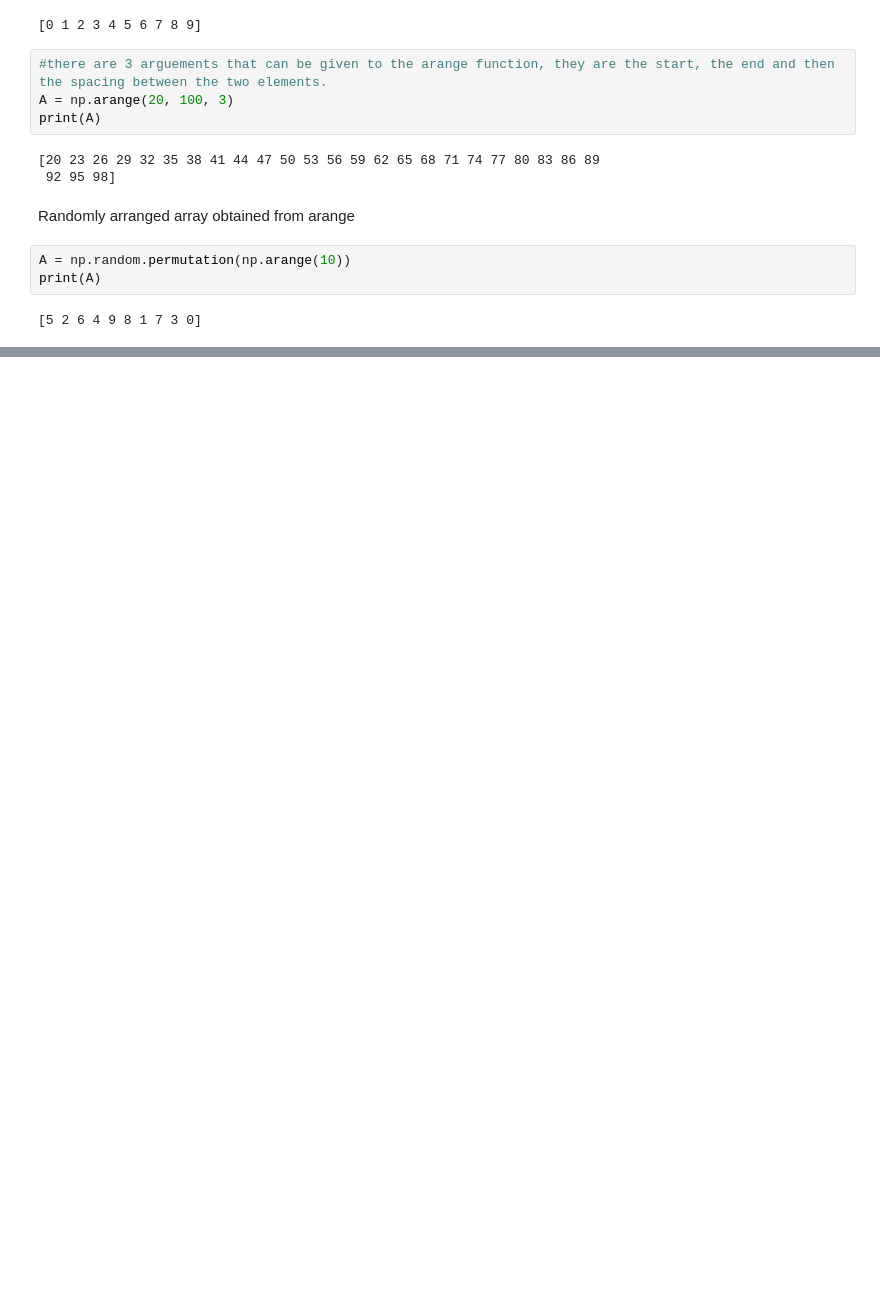
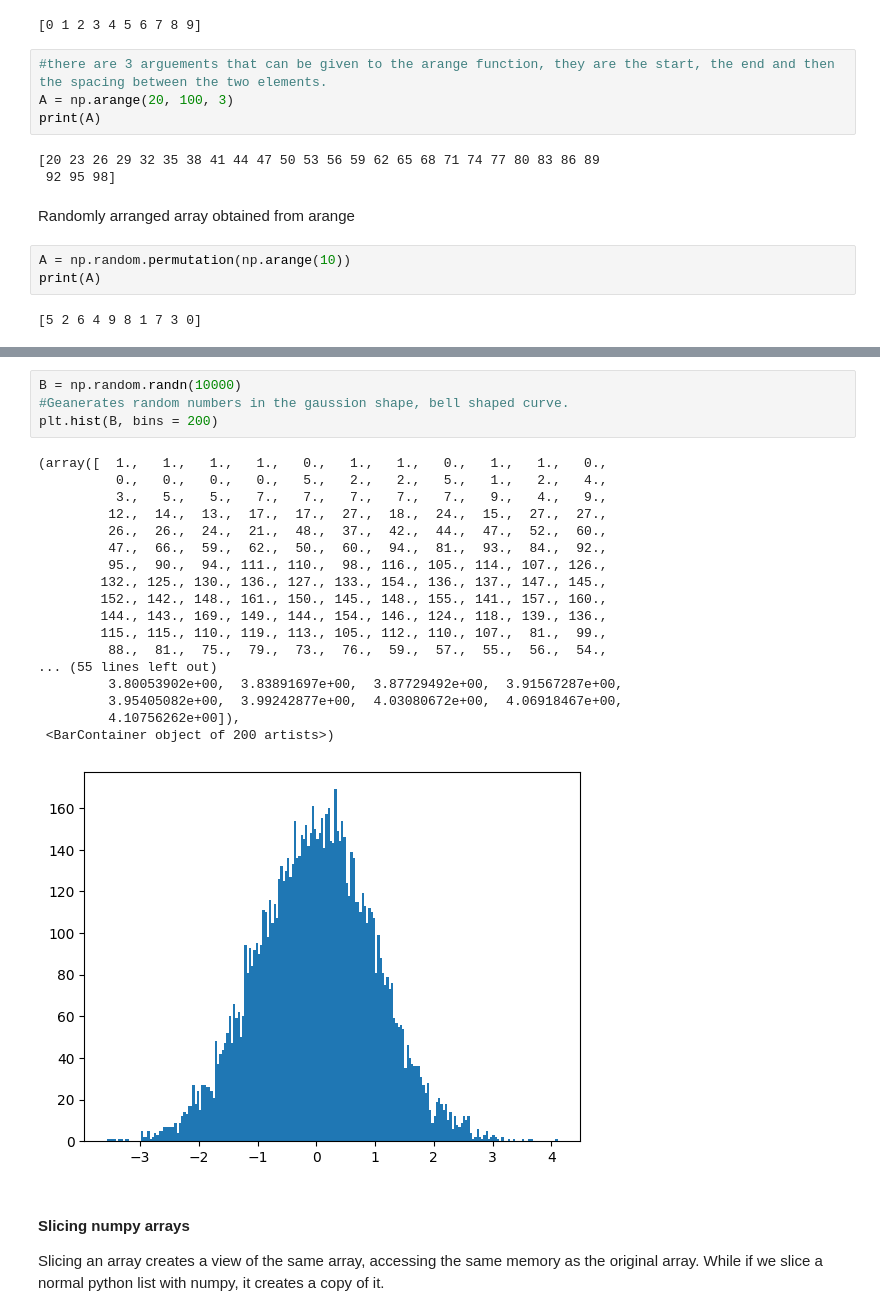
Before and after one commit to yashkumar2603/PythonDataScience, a Jupyter notebook: NumPy_Pandas_Matplotlib.ipynb, the cells around one changed output, grey strips where cells are left out. Drawn from its saved outputs; the diff is of its cells as text; blank space fills up the shorter version.

```diff
--- a/NumPy_Pandas_Matplotlib.ipynb
+++ b/NumPy_Pandas_Matplotlib.ipynb
@@ -74,0 +186,28 @@ print(A)
+# %%
+B = np.random.randn(10000)
+#Geanerates random numbers in the gaussion shape, bell shaped curve.
+plt.hist(B, bins = 200)
+# %% [output]
+(array([  1.,   1.,   1.,   1.,   0.,   1.,   1.,   0.,   1.,   1.,   0.,
+          0.,   0.,   0.,   0.,   5.,   2.,   2.,   5.,   1.,   2.,   4.,
+          3.,   5.,   5.,   7.,   7.,   7.,   7.,   7.,   9.,   4.,   9.,
+         12.,  14.,  13.,  17.,  17.,  27.,  18.,  24.,  15.,  27.,  27.,
+         26.,  26.,  24.,  21.,  48.,  37.,  42.,  44.,  47.,  52.,  60.,
+         47.,  66.,  59.,  62.,  50.,  60.,  94.,  81.,  93.,  84.,  92.,
+         95.,  90.,  94., 111., 110.,  98., 116., 105., 114., 107., 126.,
+        132., 125., 130., 136., 127., 133., 154., 136., 137., 147., 145.,
+        152., 142., 148., 161., 150., 145., 148., 155., 141., 157., 160.,
+        144., 143., 169., 149., 144., 154., 146., 124., 118., 139., 136.,
+        115., 115., 110., 119., 113., 105., 112., 110., 107.,  81.,  99.,
+         88.,  81.,  75.,  79.,  73.,  76.,  59.,  57.,  55.,  56.,  54.,
+... (55 lines left out)
+         3.80053902e+00,  3.83891697e+00,  3.87729492e+00,  3.91567287e+00,
+         3.95405082e+00,  3.99242877e+00,  4.03080672e+00,  4.06918467e+00,
+         4.10756262e+00]),
+ <BarContainer object of 200 artists>)
+[figure, added]
+# %% [markdown]
+#### Slicing numpy arrays
+
+Slicing an array creates a view of the same array, accessing the same memory as the original array.
+While if we slice a normal python list with numpy, it creates a copy of it.
```
Also changed, not shown: parts of 17 cells of this notebook.
